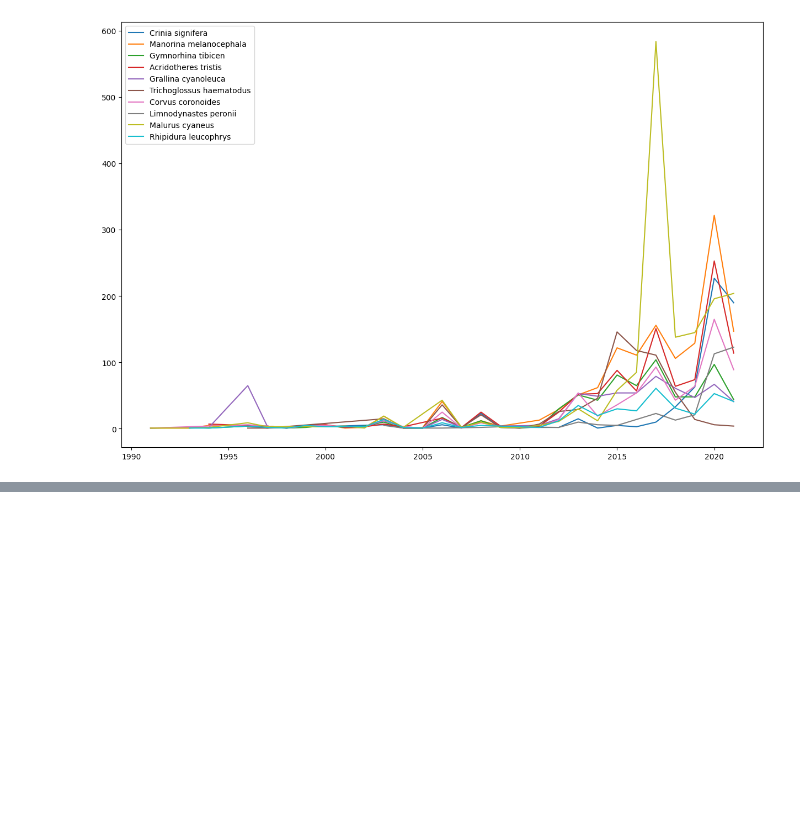
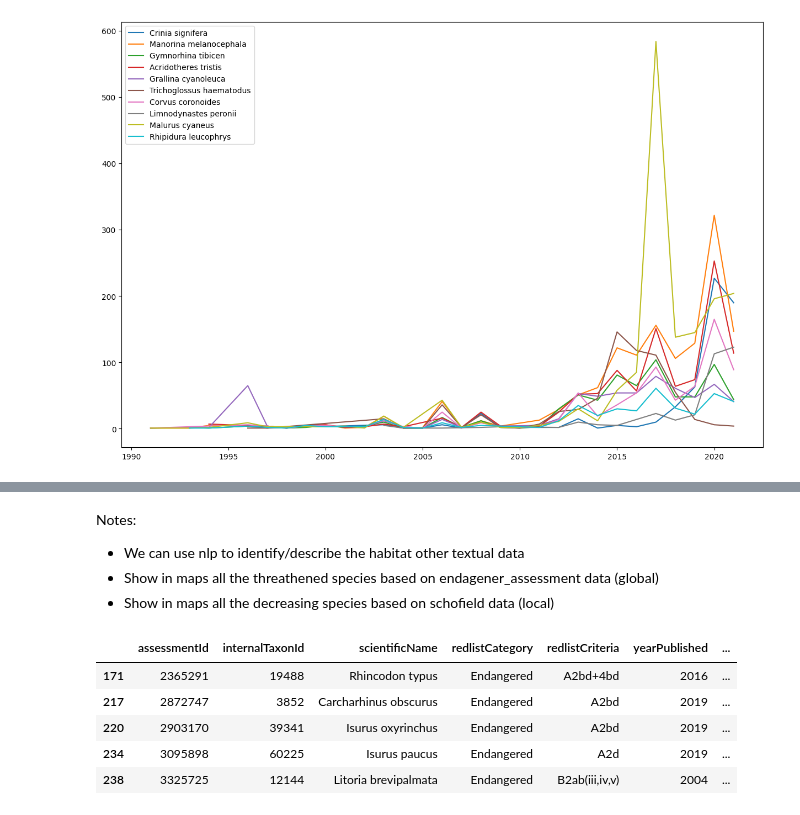
Before and after one commit to ninnzz/savekoalaplease, a Jupyter notebook: process.ipynb, the cells around one changed output, grey strips where cells are left out. Drawn from its saved outputs; the diff is of its cells as text; code cells hidden in the pictures; blank space fills up the shorter version.

```diff
--- a/process.ipynb
+++ b/process.ipynb
@@ -255,0 +314,16 @@ array([ 4.,  1.,  8.,  7.,  4.,  1.,  7.,  3.,  3.,  3.,  1.,  3.,  2.,
+# %% [markdown]
+Notes:
+- We can use nlp to identify/describe the habitat other textual data
+- Show in maps all the threathened species based on endagener_assessment data (global)
+- Show in maps all the decreasing species based on schofield data (local)
+# %%
+endangered_data = pd.read_csv("data/endanged_assessment.csv")
+# %%
+endangered_data[endangered_data.redlistCategory == "Endangered"].head()
+# %% [output]
+|  | assessmentId | internalTaxonId | scientificName | redlistCategory | redlistCriteria | yearPublished | ... |
+| 171 | 2365291 | 19488 | Rhincodon typus | Endangered | A2bd+4bd | 2016 | ... |
+| 217 | 2872747 | 3852 | Carcharhinus obscurus | Endangered | A2bd | 2019 | ... |
+| 220 | 2903170 | 39341 | Isurus oxyrinchus | Endangered | A2bd | 2019 | ... |
+| 234 | 3095898 | 60225 | Isurus paucus | Endangered | A2d | 2019 | ... |
+| 238 | 3325725 | 12144 | Litoria brevipalmata | Endangered | B2ab(iii,iv,v) | 2004 | ... |
```
Also changed, not shown: parts of 11 cells of this notebook.
